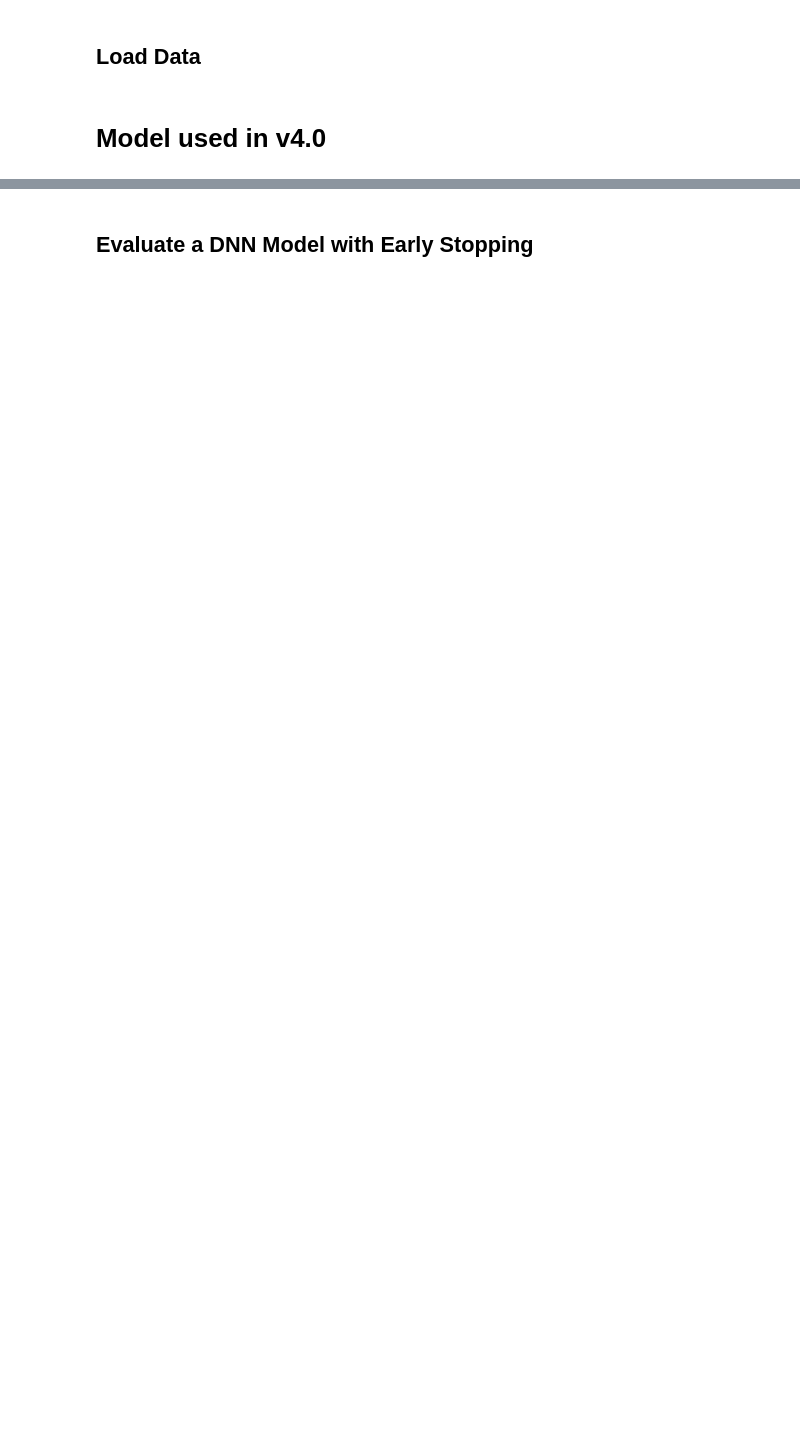
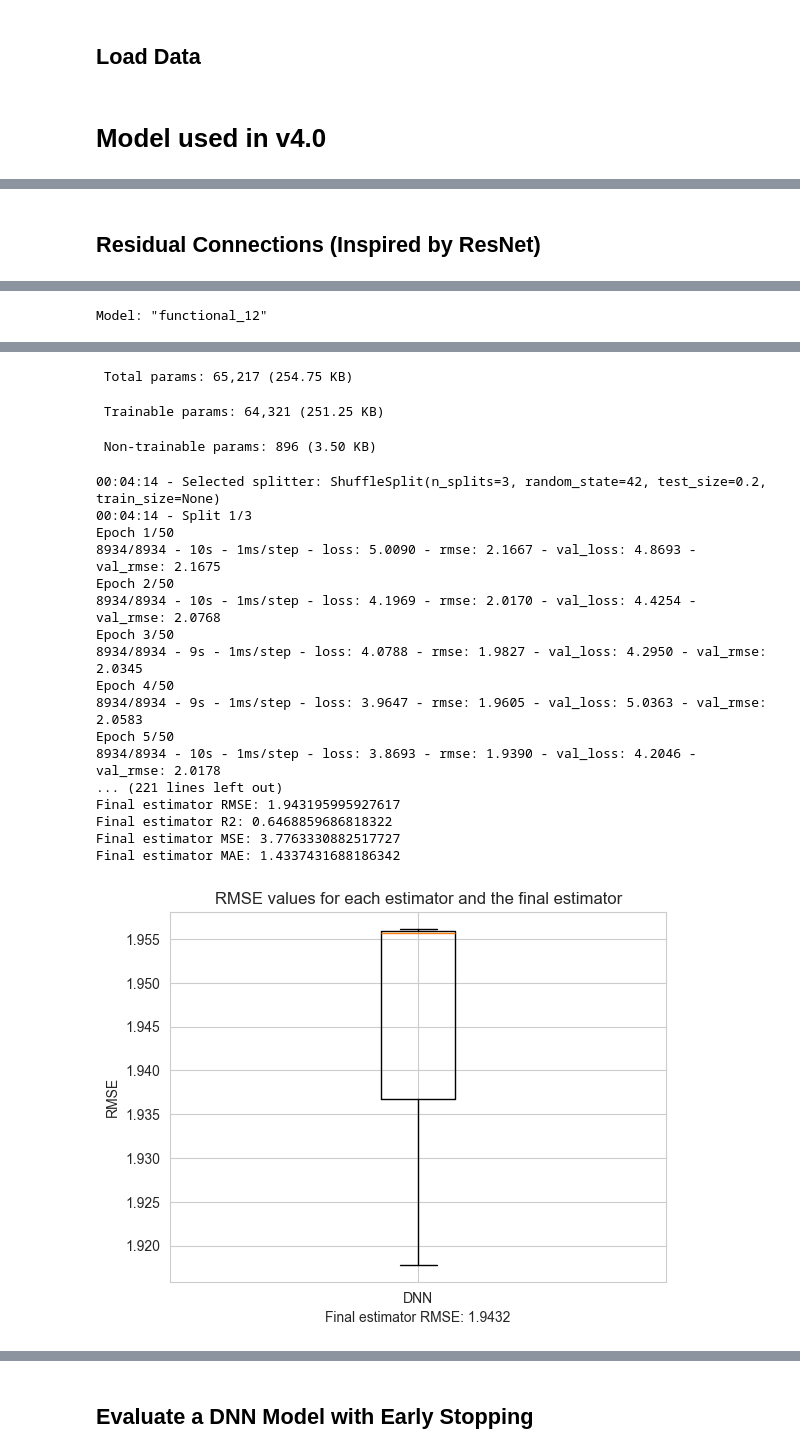
Before and after one commit to masaver/brist1d, a Jupyter notebook: notebooks/ralf/modelling/3.30-global-model-bg-insulin-cals-hr-steps-1hs-5min/04-model-DNN-architectures-to-test.ipynb, the cells around one changed output, grey strips where cells are left out. Drawn from its saved outputs; the diff is of its cells as text; code cells hidden in the pictures; blank space fills up the shorter version.

```diff
--- a/notebooks/ralf/modelling/3.30-global-model-bg-insulin-cals-hr-steps-1hs-5min/04-model-DNN-architectures-to-test.ipynb
+++ b/notebooks/ralf/modelling/3.30-global-model-bg-insulin-cals-hr-steps-1hs-5min/04-model-DNN-architectures-to-test.ipynb
@@ -108,0 +287,53 @@ Final estimator MAE: 1.476898263826662
+# %% [markdown]
+## Residual Connections (Inspired by ResNet)
+# %%
+import tensorflow as tf
+from tensorflow.keras.models import Sequential, Model
+from tensorflow.keras.layers import Add, Dense, Dropout, BatchNormalization, Input, Activation
+from model_performance_calculations import calculate_dnn_performance, get_rmse_boxplot_chart, get_rmse_line_chart, get_history_line_chart
+from tensorflow.keras.optimizers import Adam
+from tensorflow.keras.layers import Add
+
+
+def rmse(y_true, y_pred):
+    return tf.sqrt(tf.reduce_mean(tf.square(y_pred - y_true)))
+
+
+def create_dnn_model(input_dimension: int):
+
+    def residual_block(input_layer, units):
+        # First dense layer
+        dense1 = Dense(units, activation='relu')(input_layer)
+        batchnorm1 = BatchNormalization()(dense1)
+        # Second dense layer
+        dense2 = Dense(units, activation='relu')(batchnorm1)
+        batchnorm2 = BatchNormalization()(dense2)
+        # Add projection if shapes don't match
+        if input_layer.shape[-1] != units:
+            input_layer = Dense(units)(input_layer)  # Project input to match dimensions
+        # Add the skip connection
+        return Add()([input_layer, batchnorm2])
+
+    input_layer = Input(shape=(input_dimension,))
+    residual1 = residual_block(input_layer, 128)
+    residual2 = residual_block(residual1, 64)
+    residual3 = residual_block(residual2, 32)
+
+    output = Dense(1, activation='linear')(residual3)
+
+    dnn = Model(inputs=input_layer, outputs=output)
+
+    dnn.compile(
+        optimizer=Adam(learning_rate=0.001),
+        loss='mse',
+        metrics=[rmse]
+    )
+
+    return dnn
+
+
+score, histories = calculate_dnn_performance(create_dnn_model, X_train, y_train, X_additional_train, y_additional_train, n_splits=3, epochs=50)
+get_rmse_boxplot_chart(score).show()
+get_rmse_line_chart(score).show()
+get_history_line_chart(histories).show()
+# %% [output]
@@ -108,0 +341 @@ Final estimator MAE: 1.476898263826662
+Model: "functional_12"
@@ -108,0 +359,21 @@ Final estimator MAE: 1.476898263826662
+ Total params: 65,217 (254.75 KB)
+ Trainable params: 64,321 (251.25 KB)
+ Non-trainable params: 896 (3.50 KB)
+00:04:14 - Selected splitter: ShuffleSplit(n_splits=3, random_state=42, test_size=0.2, train_size=None)
+00:04:14 - Split 1/3
+Epoch 1/50
+8934/8934 - 10s - 1ms/step - loss: 5.0090 - rmse: 2.1667 - val_loss: 4.8693 - val_rmse: 2.1675
+Epoch 2/50
+8934/8934 - 10s - 1ms/step - loss: 4.1969 - rmse: 2.0170 - val_loss: 4.4254 - val_rmse: 2.0768
+Epoch 3/50
+8934/8934 - 9s - 1ms/step - loss: 4.0788 - rmse: 1.9827 - val_loss: 4.2950 - val_rmse: 2.0345
+Epoch 4/50
+8934/8934 - 9s - 1ms/step - loss: 3.9647 - rmse: 1.9605 - val_loss: 5.0363 - val_rmse: 2.0583
+Epoch 5/50
+8934/8934 - 10s - 1ms/step - loss: 3.8693 - rmse: 1.9390 - val_loss: 4.2046 - val_rmse: 2.0178
+... (221 lines left out)
+Final estimator RMSE: 1.943195995927617
+Final estimator R2: 0.6468859686818322
+Final estimator MSE: 3.7763330882517727
+Final estimator MAE: 1.4337431688186342
+[figure, added]
```
Also changed, not shown: parts of 19 cells of this notebook, 12 other files.
